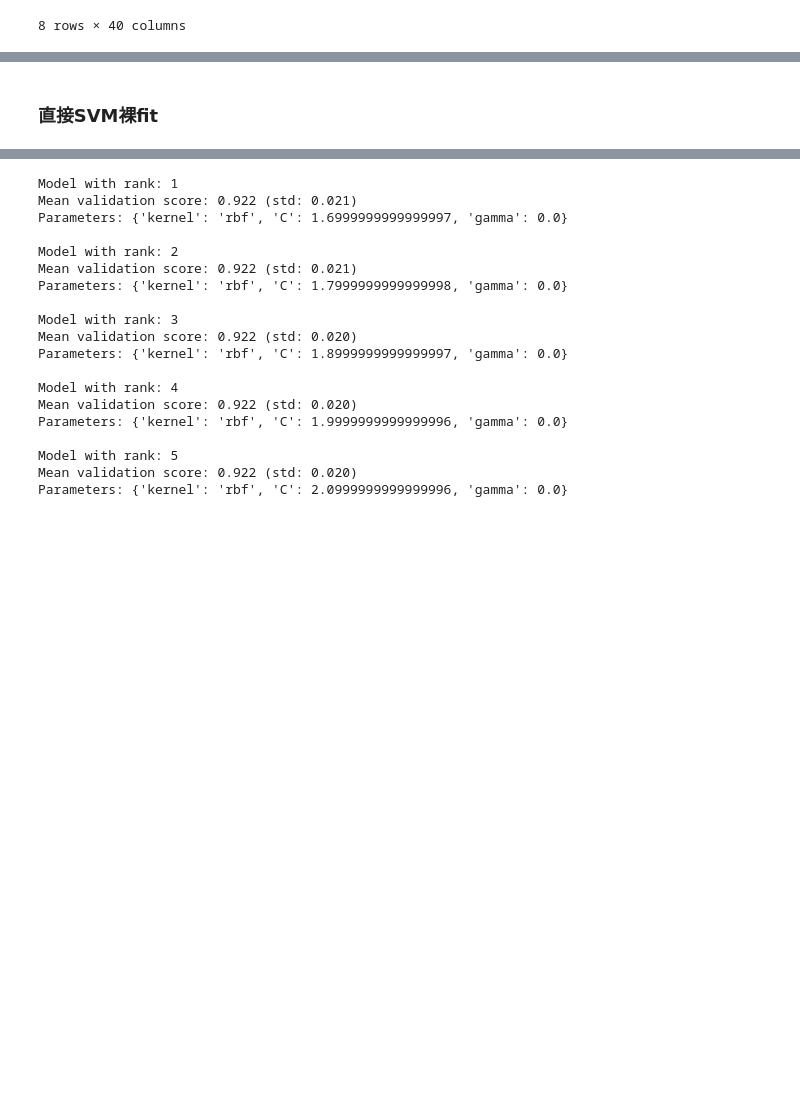
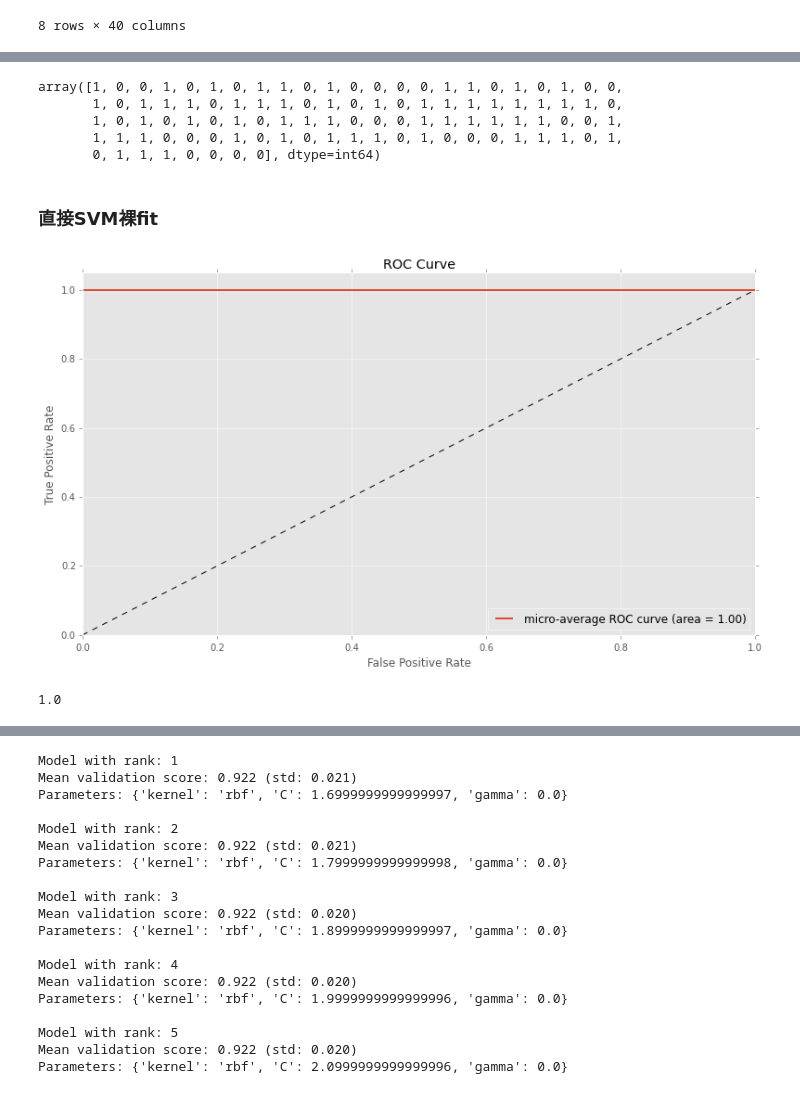
Before and after one commit to flashhack/Kaggle, a Jupyter notebook: DataScienceLondon/London.ipynb, the cells around one changed output, grey strips where cells are left out. Drawn from its saved outputs; the diff is of its cells as text; code cells hidden in the pictures; blank space fills up the shorter version.

```diff
--- a/DataScienceLondon/London.ipynb
+++ b/DataScienceLondon/London.ipynb
@@ -26,4 +36,4 @@ plt.rc('figure', figsize=(20, 10))
 # %%
 X_test = pd.read_csv('test.csv', header=None)
-y = pd.read_csv('trainLabels.csv', header=None)
+Y = pd.read_csv('trainLabels.csv', header=None)
 X = pd.read_csv('train.csv', header=None)
@@ -39,0 +40,2 @@ X.head()
+# %%
+Y = Y[0]
@@ -73,2 +95,10 @@ X_corr.head()
+# %%
+Y.ravel()[:100]
+# %% [output]
+array([1, 0, 0, 1, 0, 1, 0, 1, 1, 0, 1, 0, 0, 0, 0, 1, 1, 0, 1, 0, 1, 0, 0,
+       1, 0, 1, 1, 1, 0, 1, 1, 1, 0, 1, 0, 1, 0, 1, 1, 1, 1, 1, 1, 1, 1, 0,
+       1, 0, 1, 0, 1, 0, 1, 0, 1, 1, 1, 0, 0, 0, 1, 1, 1, 1, 1, 1, 0, 0, 1,
+       1, 1, 1, 0, 0, 0, 1, 0, 1, 0, 1, 1, 1, 0, 1, 0, 0, 0, 1, 1, 1, 0, 1,
+       0, 1, 1, 1, 0, 0, 0, 0], dtype=int64)
 # %% [markdown]
 ### 直接SVM裸fit
@@ -74,0 +119,36 @@ X_corr.head()
+# %%
+def single_run(X, Y, classifier):
+    y = label_binarize(Y, classes=[0, 1])
+    y_score = classifier.fit(X, y).decision_function(X)
+
+    # Compute ROC curve and ROC area for each class
+    fpr = dict()
+    tpr = dict()
+    threshold = dict()
+    roc_auc = dict()
+    for i in range(y.shape[1]):
+        fpr[i], tpr[i], threshold[i] = roc_curve(y[:, i], y_score[:, i])
+        roc_auc[i] = auc(fpr[i], tpr[i])
+
+    # Compute micro-average ROC curve and ROC area
+    fpr["micro"], tpr["micro"], threshold['micro'] = roc_curve(y.ravel(), y_score.ravel())
+    roc_auc["micro"] = auc(fpr["micro"], tpr["micro"])
+
+    ##############################################################################
+    # Plot of a ROC curve for a specific class
+    plt.figure()
+    plt.plot(fpr["micro"], tpr["micro"],
+             label='micro-average ROC curve (area = {0:0.2f})'
+                   ''.format(roc_auc["micro"]),
+             linewidth=2)
+
+    plt.plot([0, 1], [0, 1], 'k--')
+    plt.xlim([0.0, 1.0])
+    plt.ylim([0.0, 1.05])
+    plt.xlabel('False Positive Rate')
+    plt.ylabel('True Positive Rate')
+    plt.title('ROC Curve')
+    plt.legend(loc="lower right")
+    plt.show()
+
+    return y, y_score
@@ -74,0 +208,8 @@ X_corr.head()
+# %%
+classifier = OneVsRestClassifier(svm.SVC(kernel='rbf', probability=True, C=100, gamma=1000,
+                                         random_state=np.random.RandomState(0)))
+y, y_score = single_run(X, Y, classifier)
+print single_run_score(X, Y, classifier)
+# %% [output]
+[figure, added]
+1.0
```
Also changed, not shown: parts of 23 cells of this notebook, 1 other file.
